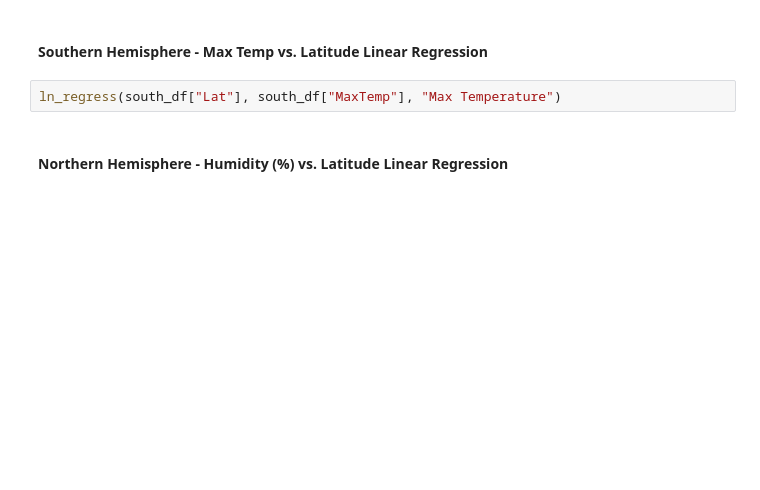
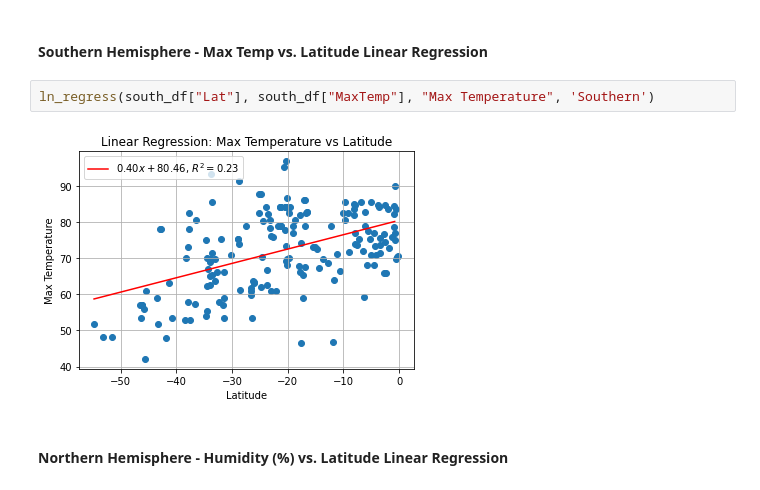
Before and after one commit to Alex8ab/python-api-challenge, a Jupyter notebook: WeatherPy/WeatherPy.ipynb, the cells around one changed output. Drawn from its saved outputs; the diff is of its cells as text; blank space fills up the shorter version.

```diff
--- a/WeatherPy/WeatherPy.ipynb
+++ b/WeatherPy/WeatherPy.ipynb
@@ -284,7 +321,9 @@ ln_regress(north_df["Lat"], north_df["MaxTemp"], "Max Temperature")
 # %% [markdown]
 ####  Southern Hemisphere - Max Temp vs. Latitude Linear Regression
 # %%
-ln_regress(south_df["Lat"], south_df["MaxTemp"], "Max Temperature")
+ln_regress(south_df["Lat"], south_df["MaxTemp"], "Max Temperature", 'Southern')
+# %% [output]
+[figure, added]
 # %% [markdown]
 ####  Northern Hemisphere - Humidity (%) vs. Latitude Linear Regression
 # %%
```
Also changed, not shown: parts of 20 cells of this notebook, 23 other files.
